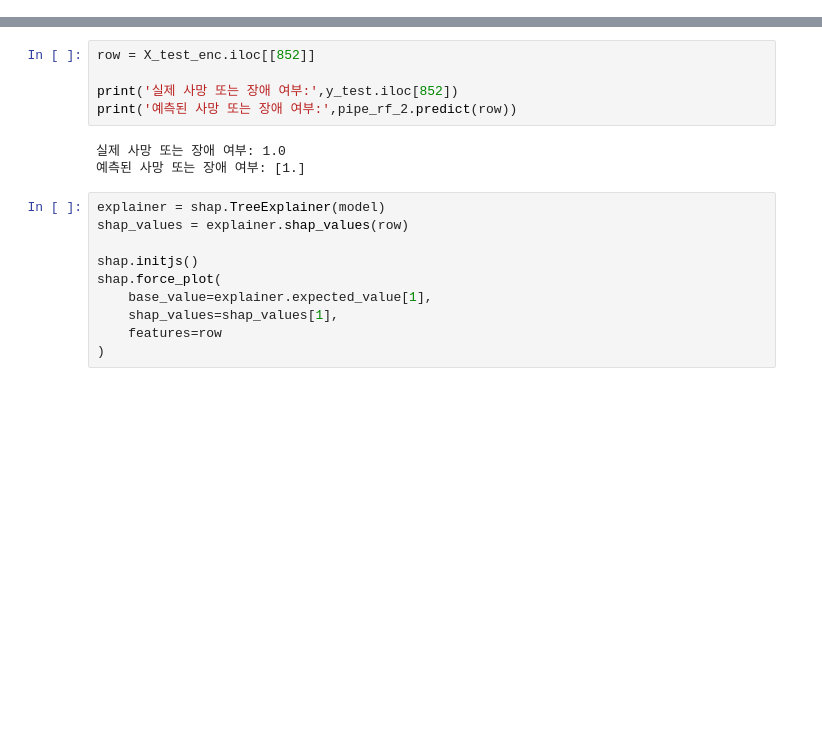
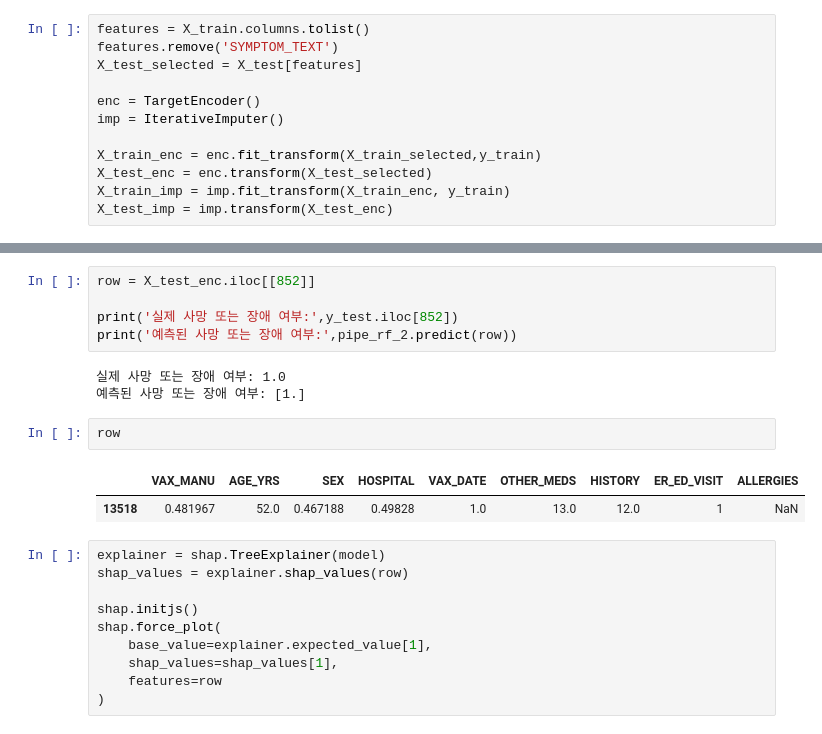
Before and after one commit to Gyeong-Hyeon/AI_Project, a Jupyter notebook: Section2/AI_01_염경현.ipynb, the cells around one changed output, grey strips where cells are left out. Cells and saved outputs as stored; diff of their text form; blank space fills up the shorter version.

```diff
--- a/Section2/AI_01_염경현.ipynb
+++ b/Section2/AI_01_염경현.ipynb
@@ -1051,3 +1056,15 @@ print('테스트 정확도: ', accuracy_score(y_pred_3, y_test))
 테스트 정확도:  0.6488294314381271
 # %% [markdown]
 #**4. 모델 해석**
+# %%
+features = X_train.columns.tolist()
+features.remove('SYMPTOM_TEXT')
+X_test_selected = X_test[features]
+
+enc = TargetEncoder()
+imp = IterativeImputer()
+
+X_train_enc = enc.fit_transform(X_train_selected,y_train)
+X_test_enc = enc.transform(X_test_selected)
+X_train_imp = imp.fit_transform(X_train_enc, y_train)
+X_test_imp = imp.transform(X_test_enc)
@@ -1059,6 +1106,11 @@ print('예측된 사망 또는 장애 여부:',pipe_rf_2.predict(row))
 # %% [output]
 실제 사망 또는 장애 여부: 1.0
 예측된 사망 또는 장애 여부: [1.]
+# %%
+row
+# %% [output]
+|  | VAX_MANU | AGE_YRS | SEX | HOSPITAL | VAX_DATE | OTHER_MEDS | HISTORY | ER_ED_VISIT | ALLERGIES |
+| 13518 | 0.481967 | 52.0 | 0.467188 | 0.49828 | 1.0 | 13.0 | 12.0 | 1 | NaN |
 # %%
 explainer = shap.TreeExplainer(model)
 shap_values = explainer.shap_values(row)
```
Also changed, not shown: parts of 9 cells of this notebook.
